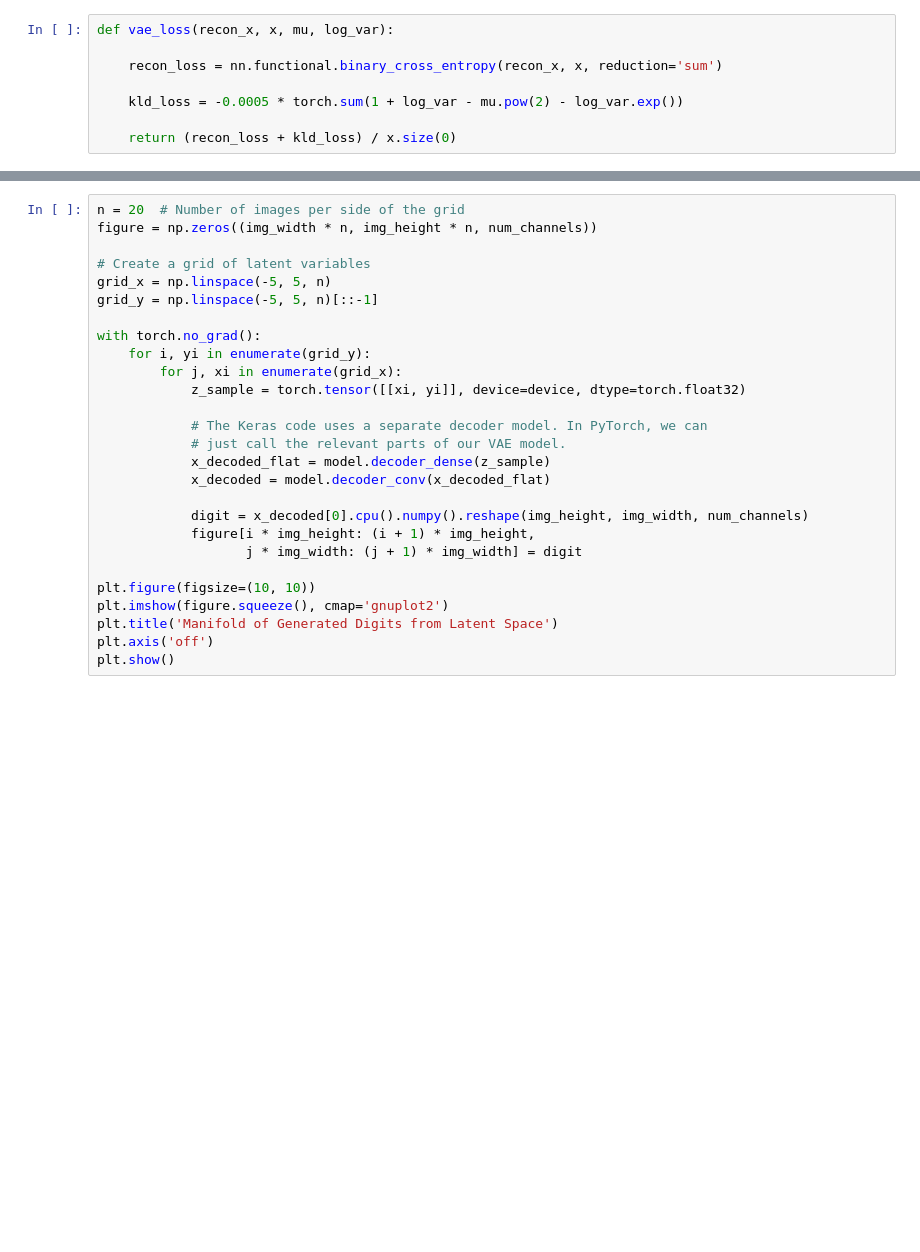
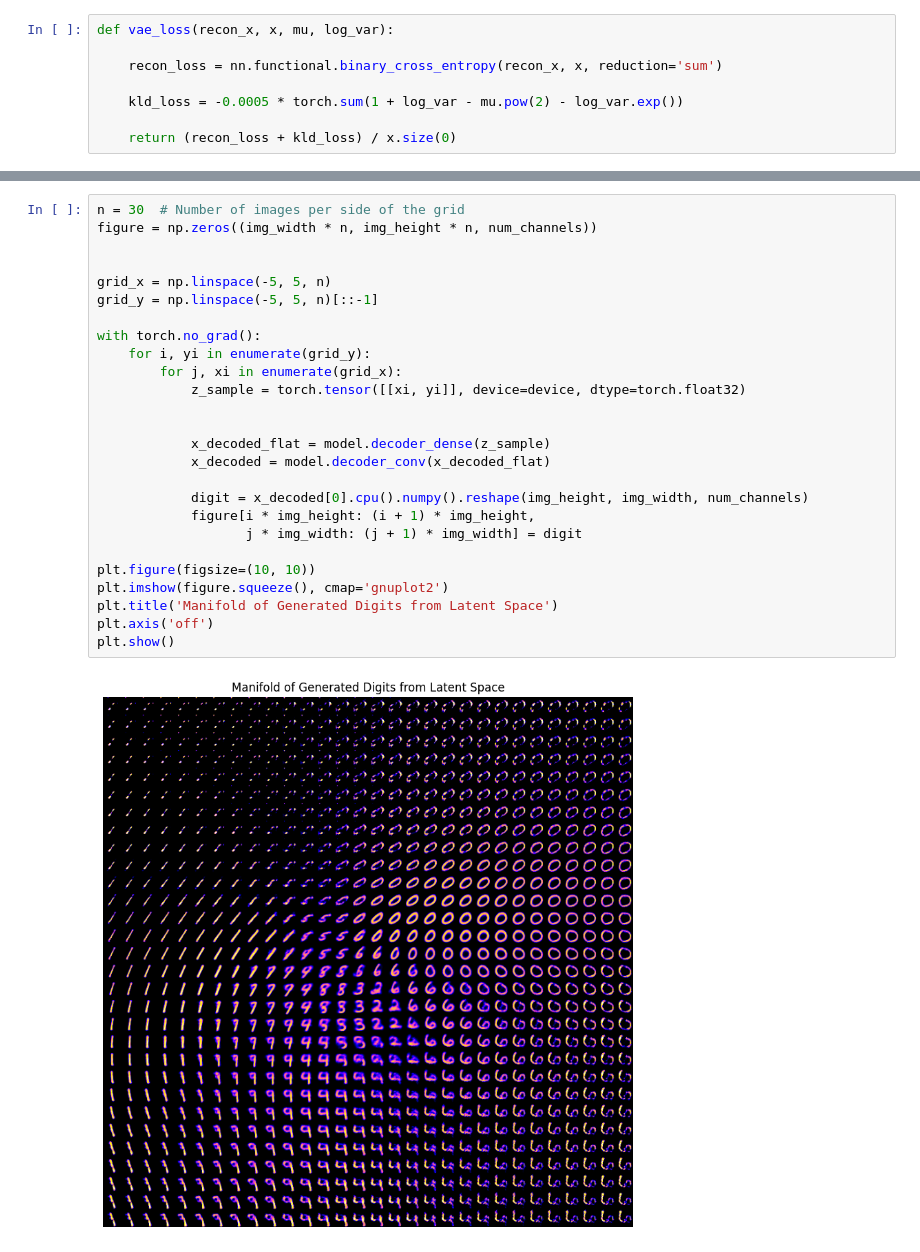
Before and after one commit to ShubhamChoulkar/ML-codes-from-scratch, a Jupyter notebook: Autoencoders/VAE_MNSIT.ipynb, the cells around one changed output, grey strips where cells are left out. Cells and saved outputs as stored; diff of their text form; blank space fills up the shorter version.

```diff
--- a/Autoencoders/VAE_MNSIT.ipynb
+++ b/Autoencoders/VAE_MNSIT.ipynb
@@ -143,27 +154,28 @@ plt.show()
 # %%
-n = 20  # Number of images per side of the grid
+n = 30  # Number of images per side of the grid
 figure = np.zeros((img_width * n, img_height * n, num_channels))
 
-# Create a grid of latent variables
+
 grid_x = np.linspace(-5, 5, n)
 grid_y = np.linspace(-5, 5, n)[::-1]
 
 with torch.no_grad():
     for i, yi in enumerate(grid_y):
         for j, xi in enumerate(grid_x):
             z_sample = torch.tensor([[xi, yi]], device=device, dtype=torch.float32)
 
-            # The Keras code uses a separate decoder model. In PyTorch, we can
-            # just call the relevant parts of our VAE model.
+
             x_decoded_flat = model.decoder_dense(z_sample)
             x_decoded = model.decoder_conv(x_decoded_flat)
 
             digit = x_decoded[0].cpu().numpy().reshape(img_height, img_width, num_channels)
             figure[i * img_height: (i + 1) * img_height,
                    j * img_width: (j + 1) * img_width] = digit
 
 plt.figure(figsize=(10, 10))
 plt.imshow(figure.squeeze(), cmap='gnuplot2')
 plt.title('Manifold of Generated Digits from Latent Space')
 plt.axis('off')
 plt.show()
+# %% [output]
+[figure, added]
```
Also changed, not shown: parts of 7 cells of this notebook.
